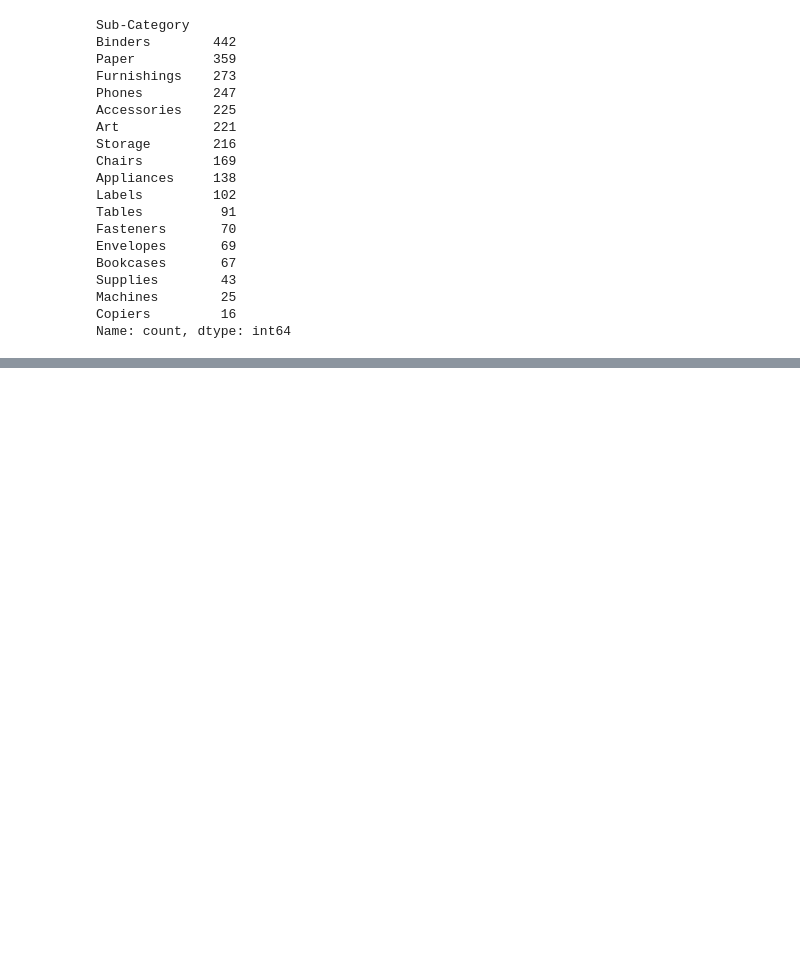
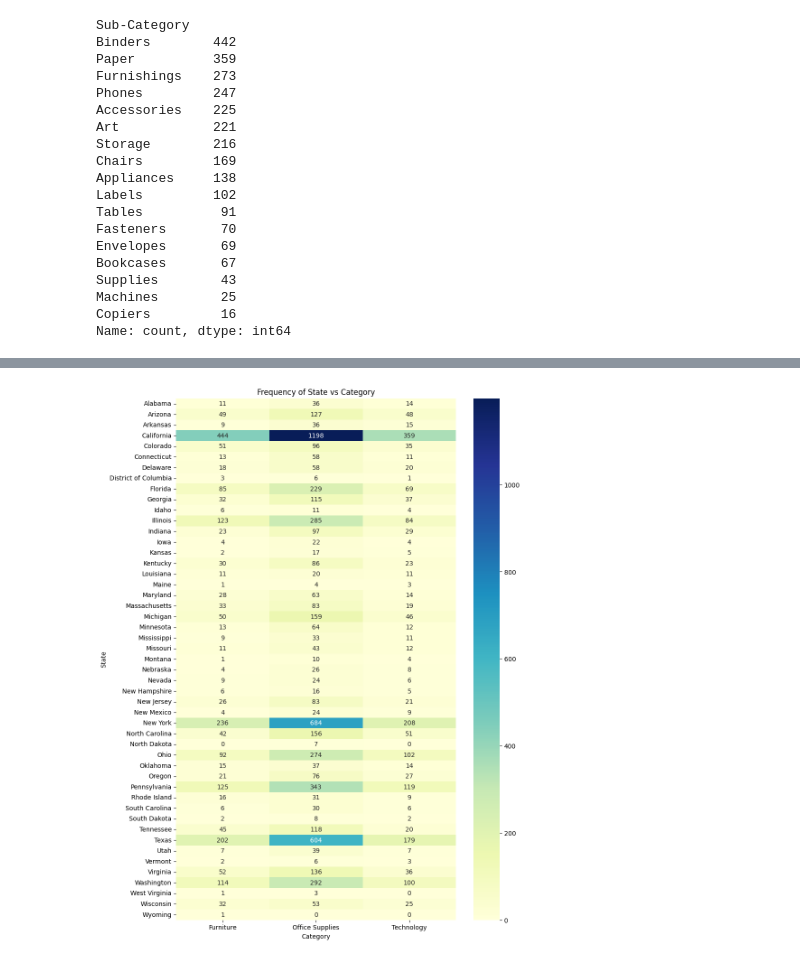
Before and after one commit to anishpandey7659/anis, a Jupyter notebook: superstore.ipynb, the cells around one changed output, grey strips where cells are left out. Cells and saved outputs as stored; diff of their text form; code cells hidden in the pictures; blank space fills up the shorter version.

```diff
--- a/superstore.ipynb
+++ b/superstore.ipynb
@@ -636,0 +642,10 @@ Name: count, dtype: int64
+# %%
+# Step 1: Group and count combinations
+heatmap_data = df1.groupby(['State', 'Category']).size().unstack(fill_value=0)
+plt.figure(figsize=(10, 15))
+# Step 2: Plot heatmap
+sns.heatmap(heatmap_data,annot=True,  cmap='YlGnBu',fmt='.0f')
+plt.title("Frequency of State vs Category")
+plt.show()
+# %% [output]
+[figure, added]
```
Also changed, not shown: parts of 13 cells of this notebook, 1 other file.
